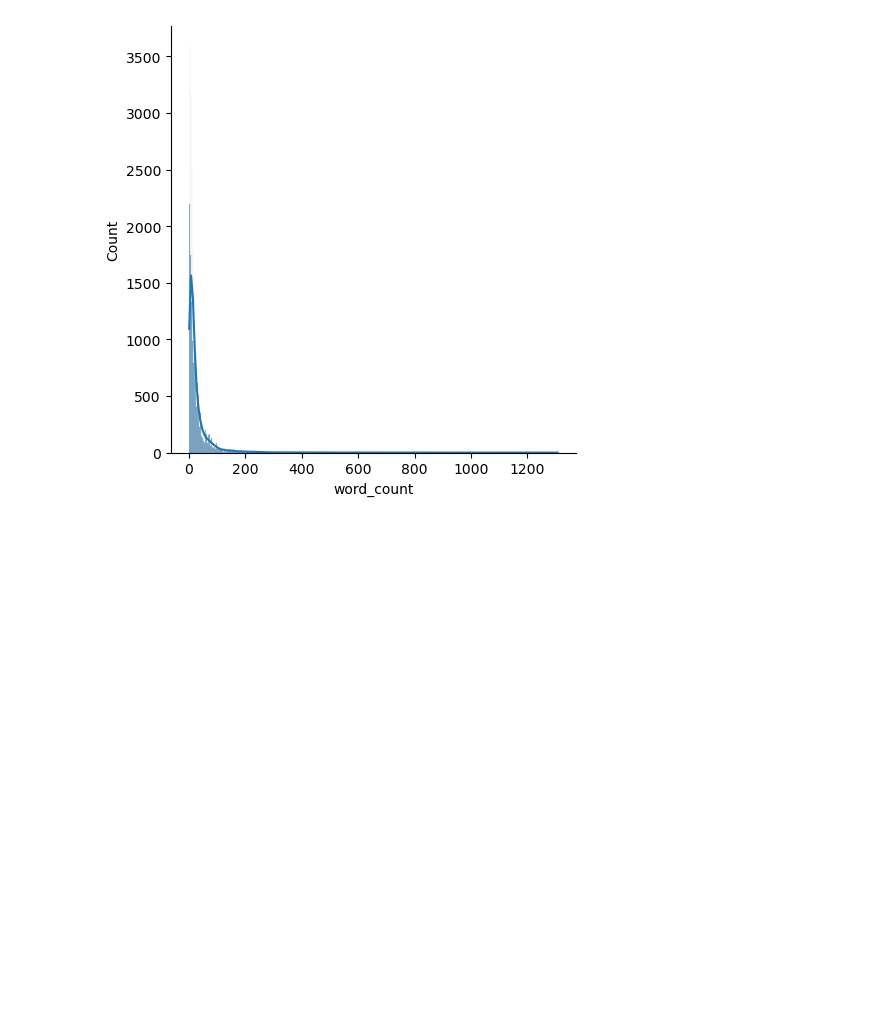
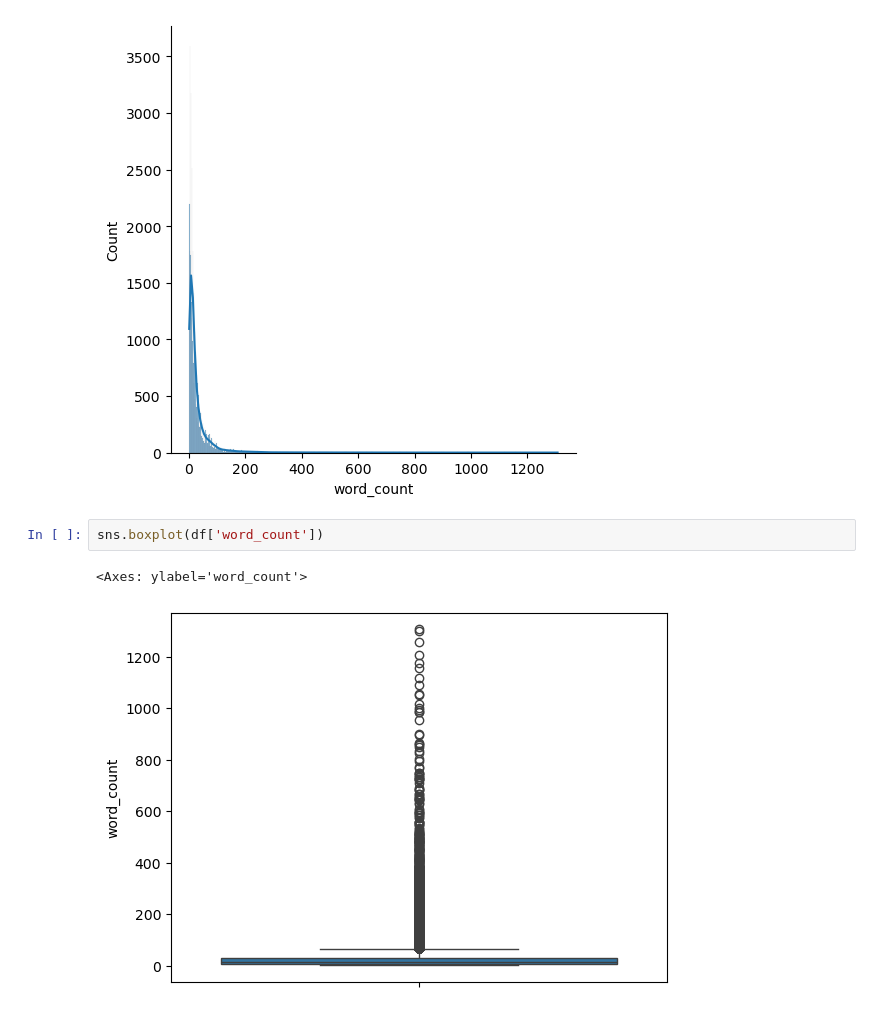
Before and after one commit to shovo896/Youtube_Sentiment_Insights, a Jupyter notebook: notebooks/preprocessing_and_eda.ipynb, the cells around one changed output. Cells and saved outputs as stored; diff of their text form; blank space fills up the shorter version.

```diff
--- a/notebooks/preprocessing_and_eda.ipynb
+++ b/notebooks/preprocessing_and_eda.ipynb
@@ -237,3 +237,8 @@ sns.displot(df['word_count'], kde=True)
 # %% [output]
 <seaborn.axisgrid.FacetGrid at 0x...>
 [figure]
+# %%
+sns.boxplot(df['word_count'])
+# %% [output]
+<Axes: ylabel='word_count'>
+[figure, added]
```
